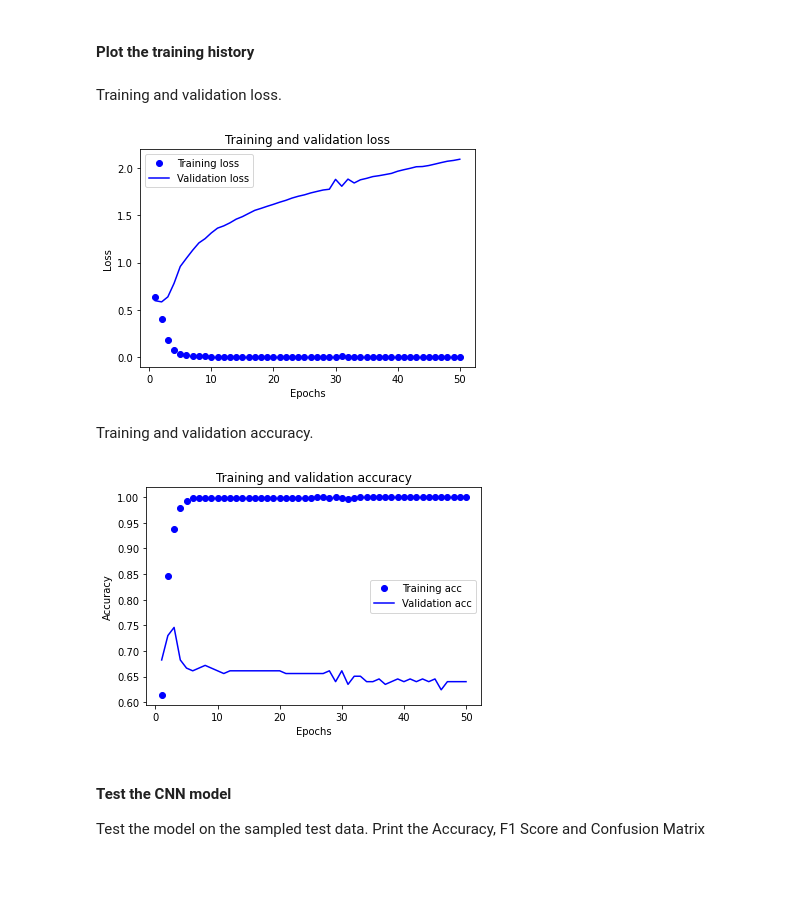
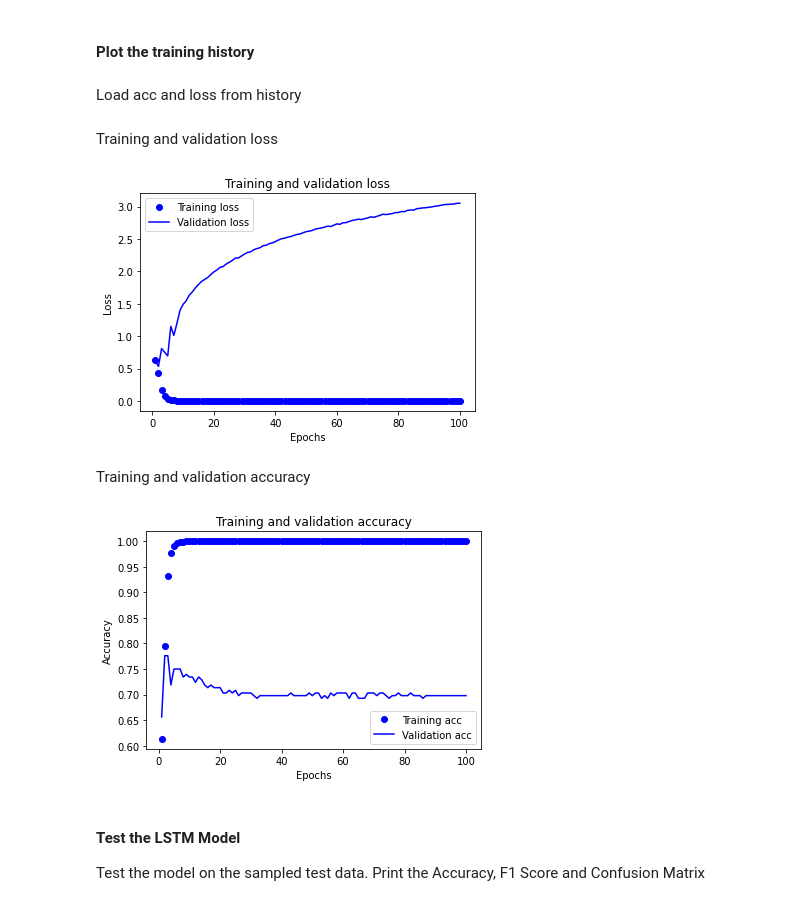
Before and after one commit to dmegkos/MSc-Dissertation-DS-2022, a Jupyter notebook: Thesis_Project.ipynb, the cells around one changed output. Cells and saved outputs as stored; diff of their text form; code cells hidden in the pictures; blank space fills up the shorter version.

```diff
--- a/Thesis_Project.ipynb
+++ b/Thesis_Project.ipynb
@@ -548 +801,7 @@ ________________________________________________________________________________
+# %%
+# Specify loss function and optimizer
+
+lstm_model.compile(optimizer='adam',
+              loss='categorical_crossentropy',
+              metrics=['acc'])
 # %% [markdown]
@@ -566,9 +809,8 @@ model.compile(optimizer='adam',
 # %%
-history = model.fit(x_train_cnn,
-                    y_train_cnn,
+lstm_history = lstm_model.fit(X_train_lstm,
+                    y_train_lstm,
                     epochs=num_epochs,
                     batch_size=batch_size,
-                    validation_split=dev_sample_percentage,
-                    verbose=1)
+                    validation_split=dev_sample_percentage)
 # %% [output]
 Epoch 1/50
@@ -591,19 +833,22 @@ Epoch 50/50
 # %% [markdown]
 #### Plot the training history
+# %% [markdown]
+Load acc and loss from history
+# %%
+lstm_history_dict = lstm_history.history
+
+lstm_acc = lstm_history_dict['acc']
+lstm_val_acc = lstm_history_dict['val_acc']
+lstm_loss = lstm_history_dict['loss']
+lstm_val_loss = lstm_history_dict['val_loss']
+
+epochs = range(1, len(lstm_acc) + 1)
 # %% [markdown]
-Training and validation loss.
+Training and validation loss
 # %%
-history_dict = history.history
-
-acc = history_dict['acc']
-val_acc = history_dict['val_acc']
-loss = history_dict['loss']
-val_loss = history_dict['val_loss']
-
-epochs = range(1, len(acc) + 1)
-
-plt.plot(epochs, loss, 'bo', label='Training loss')
-plt.plot(epochs, val_loss, 'b', label='Validation loss')
+# Training and validation loss
+plt.plot(epochs, lstm_loss, 'bo', label='Training loss')
+plt.plot(epochs, lstm_val_loss, 'b', label='Validation loss')
 plt.title('Training and validation loss')
 plt.xlabel('Epochs')
 plt.ylabel('Loss')
@@ -611,24 +856,24 @@ plt.legend()
 
 plt.show()
 # %% [output]
-[figure, old version]
+[figure, new version]
 # %% [markdown]
-Training and validation accuracy.
+Training and validation accuracy
 # %%
 plt.clf()   # clear figure
-
-plt.plot(epochs, acc, 'bo', label='Training acc')
-plt.plot(epochs, val_acc, 'b', label='Validation acc')
+# Training and validation accuracy
+plt.plot(epochs, lstm_acc, 'bo', label='Training acc')
+plt.plot(epochs, lstm_val_acc, 'b', label='Validation acc')
 plt.title('Training and validation accuracy')
 plt.xlabel('Epochs')
 plt.ylabel('Accuracy')
 plt.legend()
 
 plt.show()
 # %% [output]
-[figure, old version]
+[figure, new version]
 # %% [markdown]
-#### Test the CNN model
+#### Test the LSTM Model
 Test the model on the sampled test data. Print the Accuracy, F1 Score and Confusion Matrix
 # %%
 # Evaluate the model on the test data using `evaluate`
```
Also changed, not shown: parts of 134 cells of this notebook, 1 other file.
